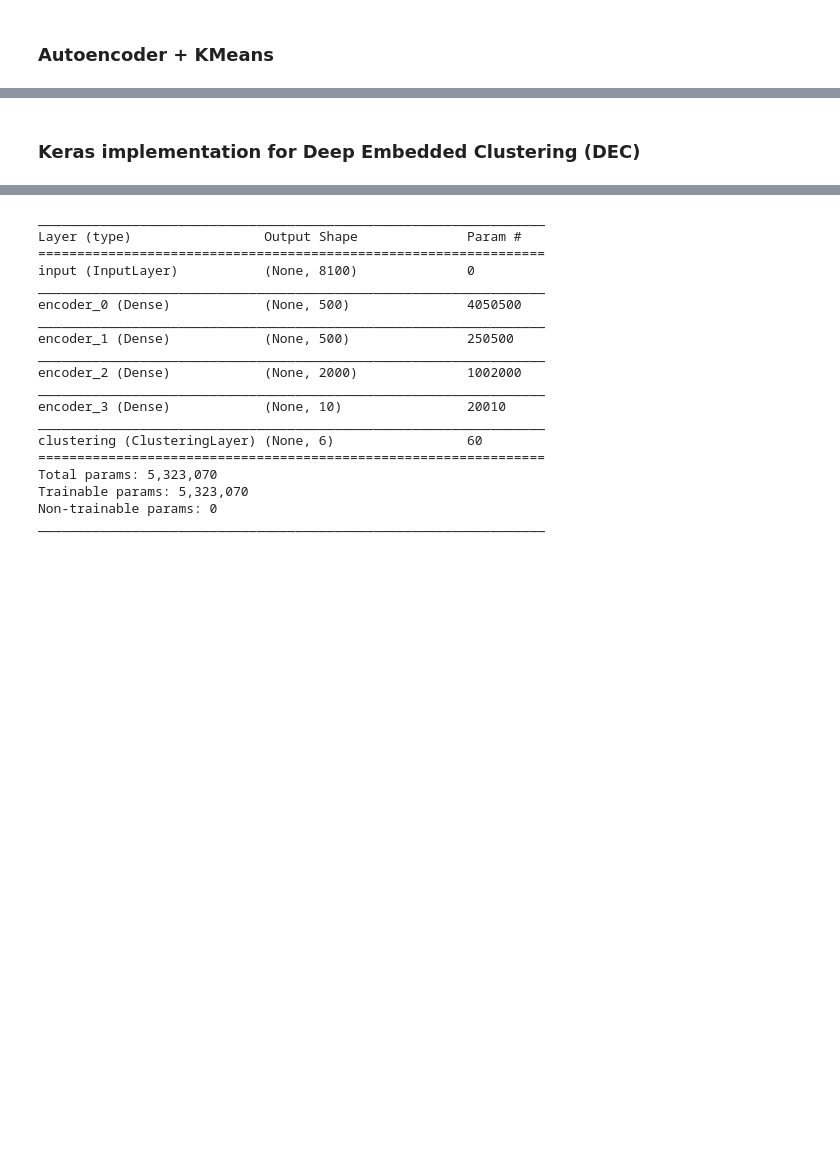
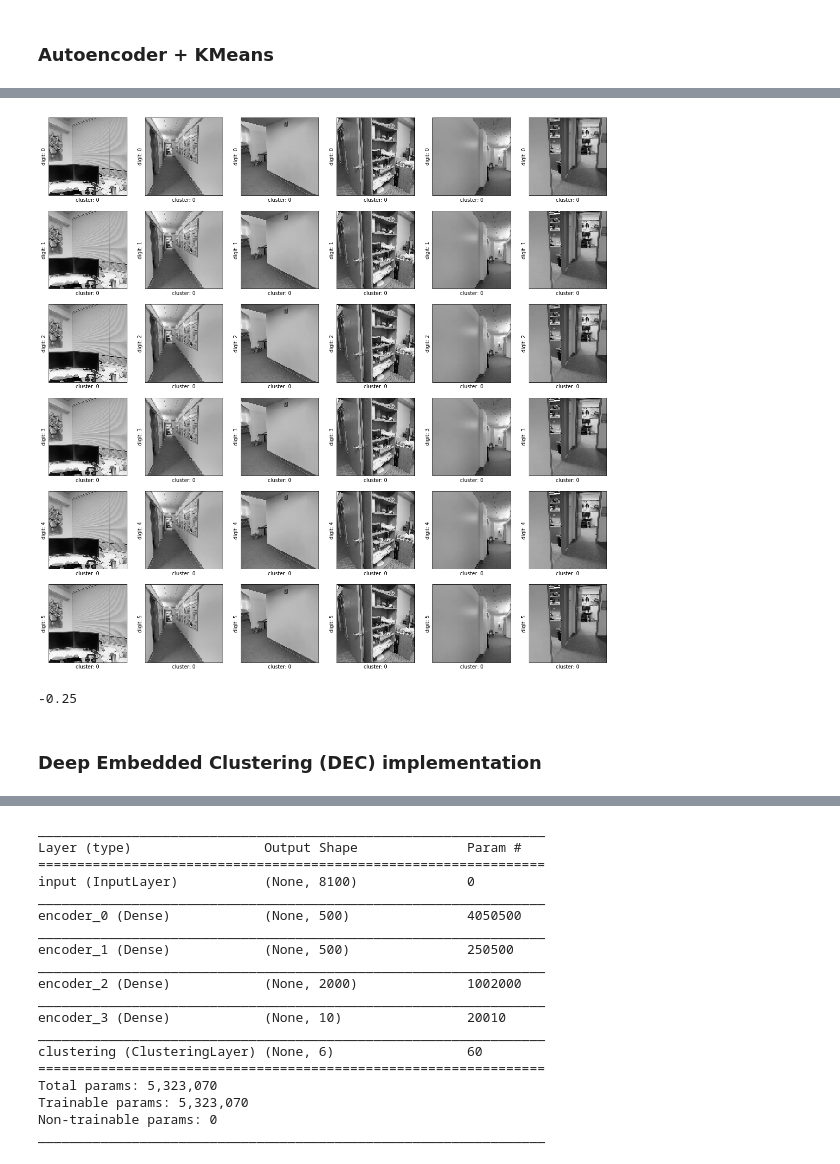
Before and after one commit to ustundag/2D-3D-Semantics, a Jupyter notebook: main_autoencoder_DEC.ipynb, the cells around one changed output, grey strips where cells are left out. Saved outputs shown, nothing was run; the diff lists cells and outputs as text; code cells hidden in the pictures; blank space fills up the shorter version.

```diff
--- a/main_autoencoder_DEC.ipynb
+++ b/main_autoencoder_DEC.ipynb
@@ -142,5 +278,24 @@ normalized_mutual_info_score(y_test, pred)
+# %%
+# Plot the actual pictures grouped by clustering
+fig = plt.figure(figsize=(20,20))
+for r in range(6):
+    cluster = cm[r].argmax()
+    for c, val in enumerate(x_test_s[clustered_training_set == cluster][0:6]):
+        fig.add_subplot(6, 6, 6*r+c+1)
+        plt.imshow(val.reshape((90,90)))
+        plt.gray()
+        plt.xticks([])
+        plt.yticks([])
+        plt.xlabel('cluster: '+str(cluster))
+        plt.ylabel('digit: '+str(r))
+# %% [output]
+[figure, added]
+# %%
+normalized_mutual_info_score(y_test, clustered_training_set)
+# %% [output]
+-0.25
 # %% [markdown]
-### Keras implementation for Deep Embedded Clustering (DEC)
+### Deep Embedded Clustering (DEC) implementation
 # %%
 from time import time
 import numpy as np
```
Also changed, not shown: parts of 32 cells of this notebook, 1 other file.
